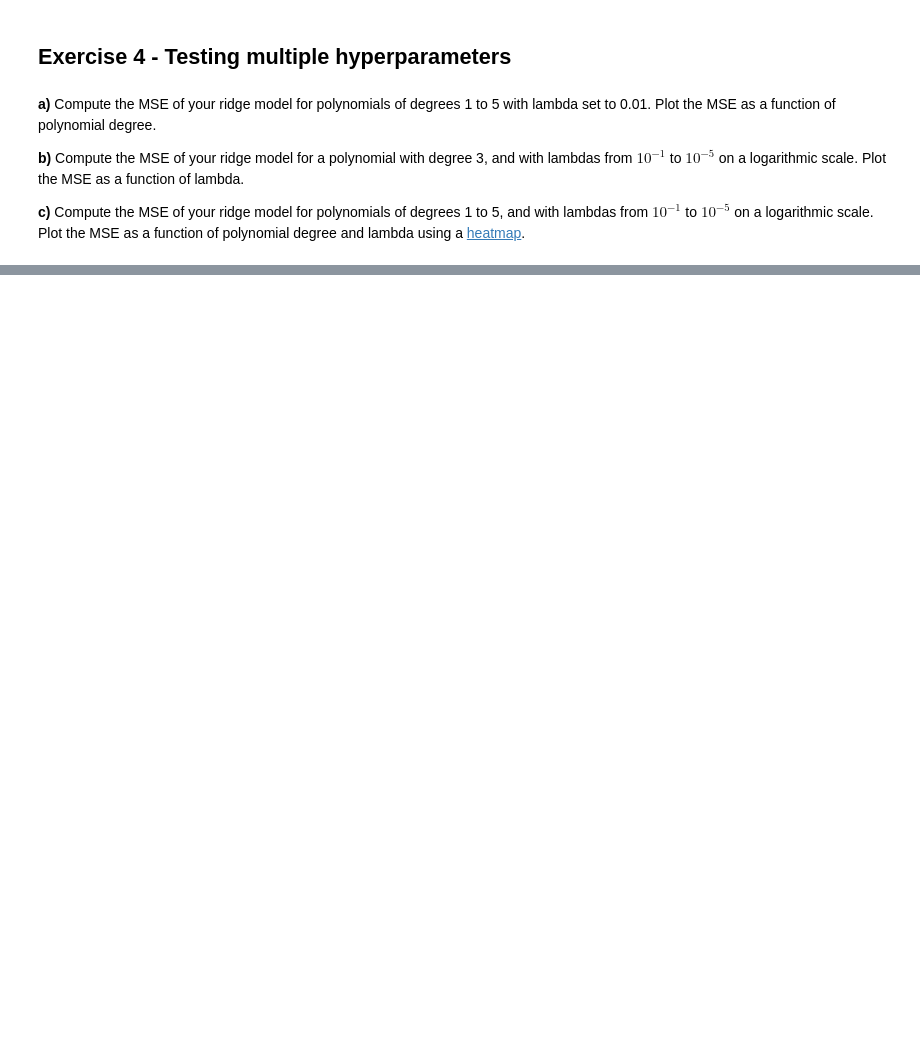
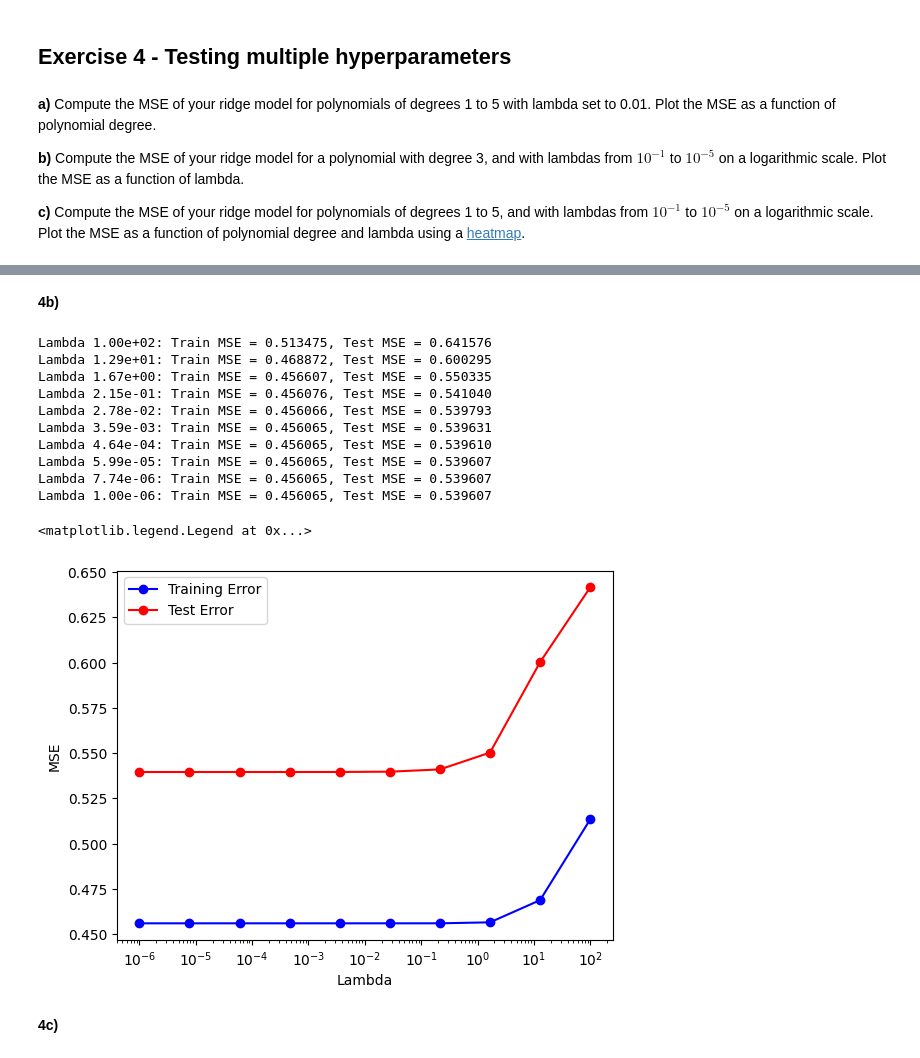
Before and after one commit to EiHol/FYSSTK3155, a Jupyter notebook: Week36/Notebook_W36.ipynb, the cells around one changed output, grey strips where cells are left out. Saved outputs shown, nothing was run; the diff lists cells and outputs as text; code cells hidden in the pictures; blank space fills up the shorter version.

```diff
--- a/Week36/Notebook_W36.ipynb
+++ b/Week36/Notebook_W36.ipynb
@@ -159,0 +242,57 @@ plt.scatter(x_test, X_test_s @ beta + y_offset)
+# %% [markdown]
+**4b)**
+# %%
+
+degree = 3
+Lambda = np.logspace(2, -6, 10)
+MSE_train = []
+MSE_test = []
+
+# Split the data before creating the design matrices to make sure all iterations use the same test and training dataset
+x_train, x_test, y_train, y_test = train_test_split(x, y)
+
+# Create design matrices once since degree is fixed
+X_train = polynomial_features(x_train, degree)
+X_test = polynomial_features(x_test, degree)
+
+# Iterating over all lambda values
+for L in Lambda:
+
+   # Train the model (find optimal parameters)
+   beta = Ridge_parameters(X_train, y_train, L)
+
+   # Make predictions
+   y_train_pred = X_train @ beta
+   y_test_pred = X_test @ beta
+
+   # Calculate MSE for both training and test data
+   train_mse_current = mean_squared_error(y_train, y_train_pred)
+   test_mse_current = mean_squared_error(y_test, y_test_pred)
+
+   # Store results
+   MSE_train.append(train_mse_current)
+   MSE_test.append(test_mse_current)
+
+   # Print results
+   print(f"Lambda {L:.2e}: Train MSE = {train_mse_current:.6f}, Test MSE = {test_mse_current:.6f}")
+
+plt.semilogx(Lambda, MSE_train, 'o-', color='blue', label='Training Error')
+plt.semilogx(Lambda, MSE_test, 'o-', color='red', label='Test Error')
+plt.xlabel('Lambda')
+plt.ylabel('MSE')
+plt.legend()
+# %% [output]
+Lambda 1.00e+02: Train MSE = 0.513475, Test MSE = 0.641576
+Lambda 1.29e+01: Train MSE = 0.468872, Test MSE = 0.600295
+Lambda 1.67e+00: Train MSE = 0.456607, Test MSE = 0.550335
+Lambda 2.15e-01: Train MSE = 0.456076, Test MSE = 0.541040
+Lambda 2.78e-02: Train MSE = 0.456066, Test MSE = 0.539793
+Lambda 3.59e-03: Train MSE = 0.456065, Test MSE = 0.539631
+Lambda 4.64e-04: Train MSE = 0.456065, Test MSE = 0.539610
+Lambda 5.99e-05: Train MSE = 0.456065, Test MSE = 0.539607
+Lambda 7.74e-06: Train MSE = 0.456065, Test MSE = 0.539607
+Lambda 1.00e-06: Train MSE = 0.456065, Test MSE = 0.539607
+<matplotlib.legend.Legend at 0x...>
+[figure, added]
+# %% [markdown]
+**4c)**
```
Also changed, not shown: parts of 11 cells of this notebook, 2 other files.
